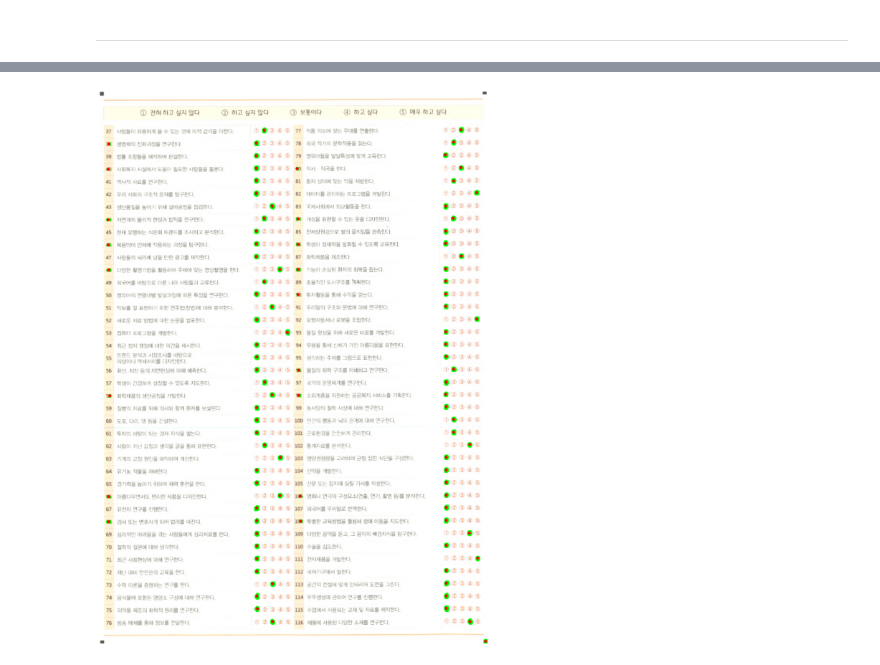
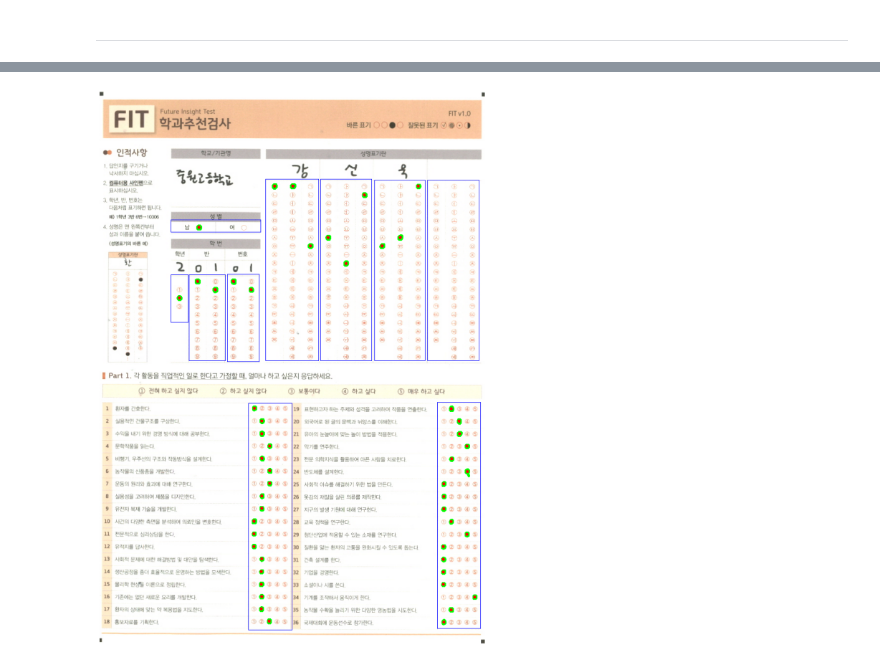
Before and after one commit to hunoNamtaehyeon/scan, a Jupyter notebook: cv2.ipynb, the cells around one changed output, grey strips where cells are left out. Saved outputs shown, nothing was run; the diff lists cells and outputs as text; code cells hidden in the pictures.

```diff
--- a/cv2.ipynb
+++ b/cv2.ipynb
@@ -127 +127,19 @@ filename, cut_dict = draw_contours(image_output_folder, contour_output_folder)
+# %%
+# 사용자 정의 원문자 영역
+rects_point_dict = dict()
+
+rects_point_dict["square_FIT_page_1_left.jpg"] = [[247, 139, 398, 1189], [629, 96, 781, 1180], [1013, 140, 1160, 1190], [1390, 130, 1543, 1004], [1199, 1404, 1323, 1603], [1358, 1407, 1485, 1597], [606, 1763, 781, 2097], [1368, 1761, 1553, 2100]]
+rects_point_dict["square_FIT_page_1_right.jpg"] = [[290, 522, 653, 572], [290, 746, 359, 940], [363, 745, 510, 1096], [518, 743, 648, 1099], [674, 357, 888, 1096], [896, 357, 1102, 1095], [1114, 360, 1320, 1096], [1330, 361, 1539, 1095], [604, 1269, 781, 2192], [1369, 1264, 1545, 2186]]
+rects_point_dict["square_FIT_page_2_left.jpg"] = [[602, 138, 782, 2188], [1368, 134, 1543, 2186]]
+rects_point_dict["square_FIT_page_2_right.jpg"] = [[602, 137, 780, 904], [1371, 139, 1546, 856], [242, 1070, 398, 2180], [625, 1072, 784, 2185], [1006, 1083, 1167, 2179], [1395, 1073, 1546, 2184]]
+
+rects_point_dict["square_POWER_page_1_left.jpg"] = [[653, 62, 795, 1150], [1418, 59, 1554, 1092], [652, 1237, 793, 2070], [1421, 1240, 1554, 2008]]
+rects_point_dict["square_POWER_page_1_right.jpg"] = [[271, 392, 642, 446], [278, 506, 635, 560], [266, 725, 350, 889], [355, 717, 484, 1071], [492, 713, 628, 1068], [662, 328, 872, 1070], [880, 328, 1088, 1068], [1092, 327, 1311, 1068], [1313, 328, 1531, 1067], [622, 1152, 765, 2182], [1376, 1154, 1532, 2187]]
+rects_point_dict["square_POWER_page_2_left.jpg"] = [[652, 60, 805, 2190], [1416, 63, 1556, 2191]]
+rects_point_dict["square_POWER_page_2_right.jpg"] = [[614, 57, 765, 2184], [1378, 57, 1532, 2189]]
+
+rects_point_dict["square_POWER_page_3_left.jpg"] = [[610, 131, 804, 1098], [1388, 134, 1557, 1035], [616, 1214, 790, 2054], [1385, 1205, 1551, 1995]]
+rects_point_dict["square_POWER_page_3_right.jpg"] = [[276, 671, 640, 728], [267, 884, 342, 1165], [348, 884, 489, 1234], [496, 885, 631, 1241], [655, 491, 872, 1228], [879, 489, 1094, 1233], [1100, 493, 1306, 1230], [1312, 492, 1525, 1232], [585, 1355, 773, 2161], [1362, 1359, 1536, 2164]]
+rects_point_dict["square_POWER_page_4_left.jpg"] = [[617, 221, 797, 2097], [1388, 222, 1559, 2096]]
+rects_point_dict["square_POWER_page_4_right.jpg"] = [[567, 214, 765, 2093], [1356, 219, 1537, 2098]]
 # %%
@@ -210,7 +240,36 @@ import cv2
 import numpy as np
 import matplotlib.pyplot as plt
 
-image = cv2.imread('./scan/datas/FIT/0004.jpg')
+def is_in_circle(shifted_cnt, wh_ratio):
+    (x, y), radius = cv2.minEnclosingCircle(shifted_cnt)
+    radius = int(radius)//2
+
+    # 원의 경계 좌표
+    circle_left = x - radius
+    circle_top = y - radius
+    circle_right = x + radius
+    circle_bottom = y + radius
+
+    # 원이 사각형 내부에 완전히 포함되는지 확인
+    pass_point = False
+    for rect_point in wh_ratio:
+        left, top, right, bottom = rect_point
+        if (circle_left >= left and
+            circle_top >= top and
+            circle_right <= right and
+            circle_bottom <= bottom):
+            pass_point = True
+            break
+
+    if not pass_point:
+        return False
+
+    return True
+
+
+filename = 'square_FIT_page_1_right.jpg' # 사용자 정의 네모칸
+image = cv2.imread('./scan/datas/FIT/0001.jpg') # 마킹된 실제 검사지
+origin_image = cv2.imread(f'./scan/datas/pdf/circles/circles_{filename}') # 노마킹 원본
 
 # 그레이스케일 변환
 gray = cv2.cvtColor(image, cv2.COLOR_BGR2GRAY)
@@ -226,7 +285,7 @@ contours, _ = cv2.findContours(binary, cv2.RETR_EXTERNAL, cv2.CHAIN_APPROX_SIMPL
 
 # 색칠된 동그라미만 남기기 위해 필터링
 filtered_contours = [cnt for cnt in contours if (cv2.contourArea(cnt) > 10) and (cv2.contourArea(cnt) < 150)]
-######
+
 rectangles = filtered_contours[:10] + filtered_contours[-10:]
 rect_dict = dict()
 cut_xy = []
@@ -239,6 +298,8 @@ max_sum = float('-inf')
 min_sum = float('inf')
 
 for key, (x, y, w, h) in rect_dict.items():
+    if (x < 20) or (y < 20):
+        continue
     current_sum = x + y
     if current_sum > max_sum:
         max_sum = current_sum
@@ -252,13 +313,22 @@ x, y = rect_dict[min_key][:2]
 xw, yh = rect_dict[max_key][0] + rect_dict[max_key][2], rect_dict[max_key][1] + rect_dict[max_key][3]
 image = image[y:yh, x:xw]
 
-######
+height, width = image.shape[:2]
+origin_height, origin_width = origin_image.shape[:2]
+
+x_ratio_re = width / origin_width
+y_ratio_re = height/ origin_height
+
+wh_ratio = [[int(x * x_ratio_re), int(y * y_ratio_re), int(xw * x_ratio_re), int(yh * y_ratio_re)]
+            for (x, y, xw, yh) in rects_point_dict[filename]]
 shifted_contours = []
-for cnt in filtered_contours[2:-2]:
+for cnt in filtered_contours:
     shifted_cnt = np.array(cnt)
     shifted_cnt[:, :, 0] -= x
     shifted_cnt[:, :, 1] -= y
-    shifted_contours.append(shifted_cnt)
+    if is_in_circle(shifted_cnt, wh_ratio):
+        shifted_contours.append(shifted_cnt)
+
 
 # 원본 이미지에 외곽선 그리기
 output_image = image.copy()
@@ -268,12 +338,19 @@ point_list = []
 for cnt in shifted_contours:
     M = cv2.moments(cnt)
     if M["m00"] != 0:
-        cX = int(M["m10"] / M["m00"])
-        cY = int(M["m01"] / M["m00"])
+        cX = int(M["m10"] // M["m00"])
+        cY = int(M["m01"] // M["m00"])
         cv2.circle(output_image, (cX, cY), 3, (0, 0, 255), -1)  # 중심에 파란색 점 그리기
         point_list.append([cX, cY])
 
 # 결과 이미지 보기
+for x,y,xw,yh in wh_ratio:
+    start_point = (x,y)
+    end_point = (xw,yh)
+    color = (255, 0, 0)  # 사각형 색상 (B, G, R) 형식
+    thickness = 1  # 사각형 선 두께
+    cv2.rectangle(output_image, start_point, end_point, color, thickness)
+
 plt.figure(figsize=(20, 20))
 plt.imshow(cv2.cvtColor(output_image, cv2.COLOR_BGR2RGB))
 plt.axis('off')
@@ -284,2 +361,2 @@ x+y가 가장 작은 key: 18
-[figure, old version]
+[figure, new version]
 # %%
```
Also changed, not shown: parts of 5 cells of this notebook, 1 other file.
